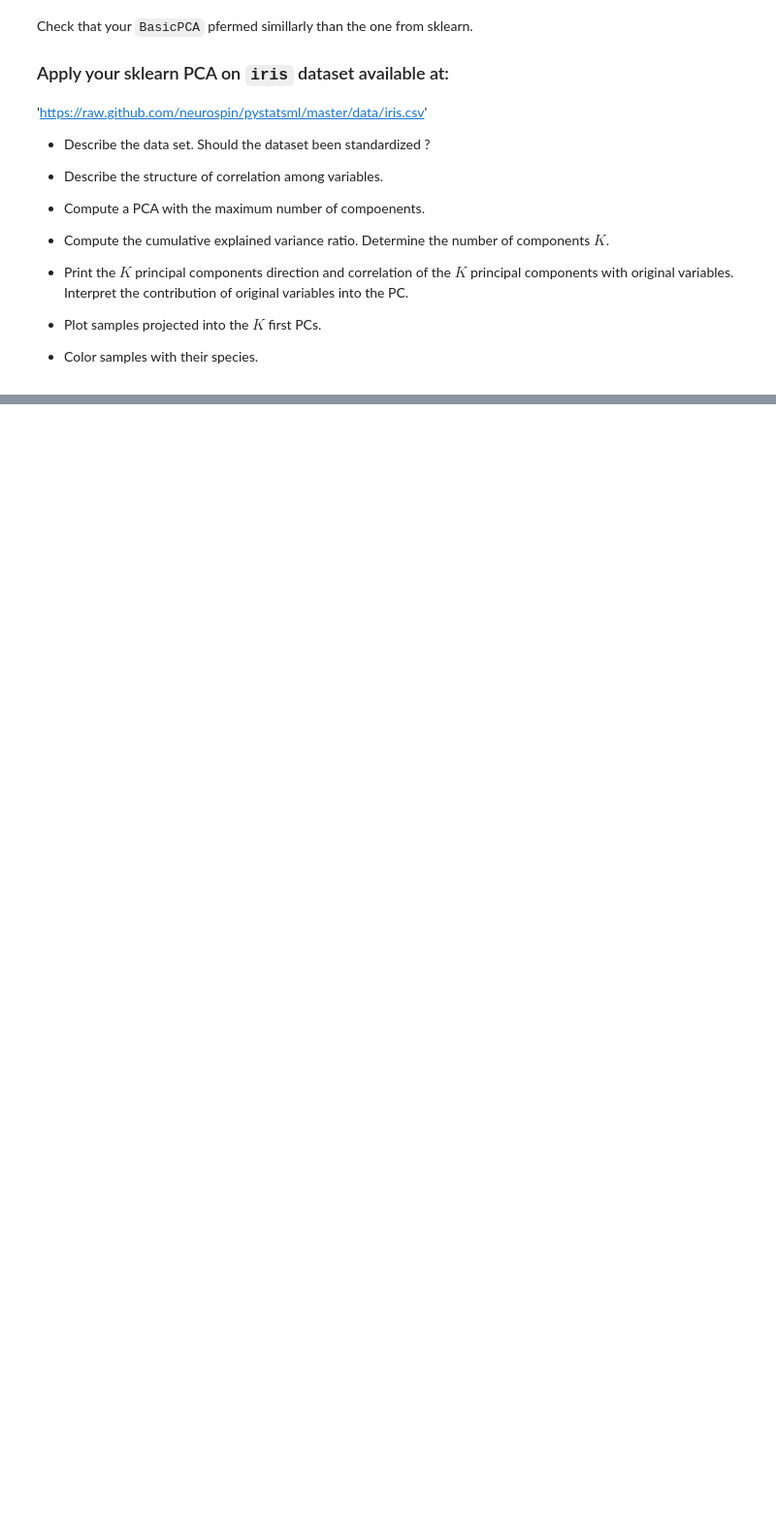
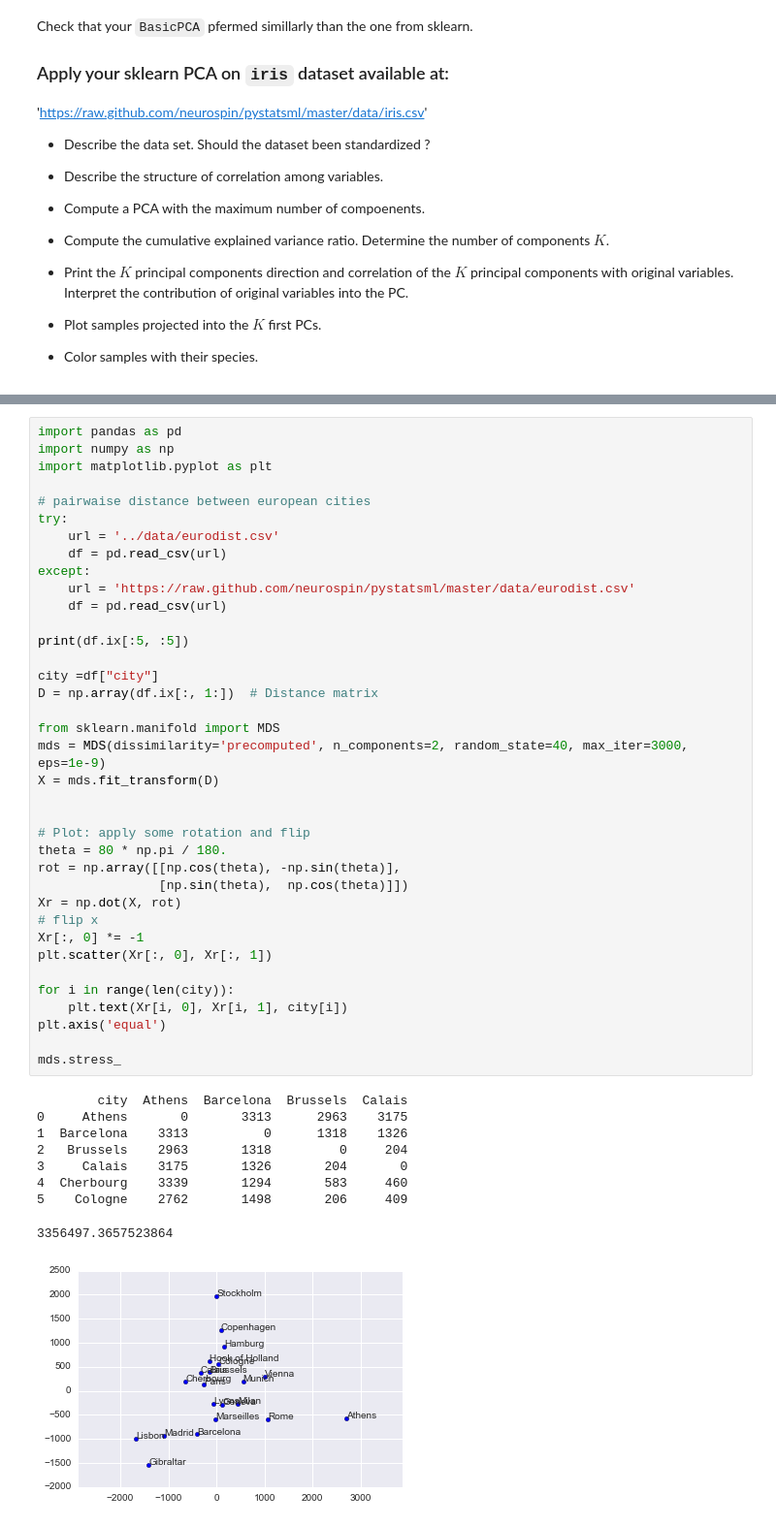
Before and after one commit to neurospin/pystatsml, a Jupyter notebook: notebooks/ml_dimensionality_reduction.ipynb, the cells around one changed output, grey strips where cells are left out. Shown: that part at 97% size. Cells and saved outputs as stored; diff of their text form; blank space fills up the shorter version.

```diff
--- a/notebooks/ml_dimensionality_reduction.ipynb
+++ b/notebooks/ml_dimensionality_reduction.ipynb
@@ -378,0 +391,47 @@ Check that your `BasicPCA` pfermed simillarly than the one from sklearn.
+# %%
+import pandas as pd
+import numpy as np
+import matplotlib.pyplot as plt
+
+# pairwaise distance between european cities
+try:
+    url = '../data/eurodist.csv'
+    df = pd.read_csv(url)
+except:
+    url = 'https://raw.github.com/neurospin/pystatsml/master/data/eurodist.csv'
+    df = pd.read_csv(url)
+
+print(df.ix[:5, :5])
+
+city =df["city"]
+D = np.array(df.ix[:, 1:])  # Distance matrix
+
+from sklearn.manifold import MDS
+mds = MDS(dissimilarity='precomputed', n_components=2, random_state=40, max_iter=3000, eps=1e-9)
+X = mds.fit_transform(D)
+
+
+# Plot: apply some rotation and flip
+theta = 80 * np.pi / 180.
+rot = np.array([[np.cos(theta), -np.sin(theta)],
+                [np.sin(theta),  np.cos(theta)]])
+Xr = np.dot(X, rot)
+# flip x
+Xr[:, 0] *= -1
+plt.scatter(Xr[:, 0], Xr[:, 1])
+
+for i in range(len(city)):
+    plt.text(Xr[i, 0], Xr[i, 1], city[i])
+plt.axis('equal')
+
+mds.stress_
+# %% [output]
+        city  Athens  Barcelona  Brussels  Calais
+0     Athens       0       3313      2963    3175
+1  Barcelona    3313          0      1318    1326
+2   Brussels    2963       1318         0     204
+3     Calais    3175       1326       204       0
+4  Cherbourg    3339       1294       583     460
+5    Cologne    2762       1498       206     409
+3356497.3657523864
+[figure, added]
```
Also changed, not shown: parts of 2 cells of this notebook, 1 other file.
